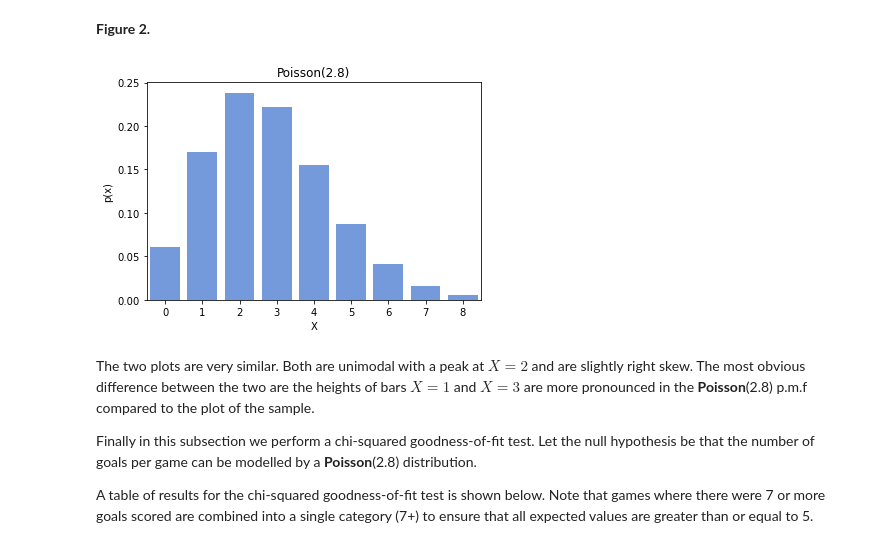
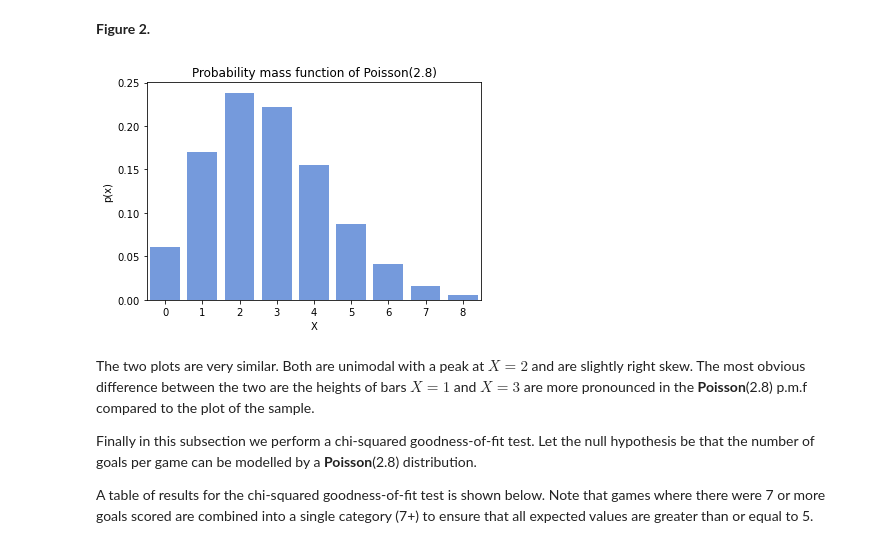
Before and after one commit to ljk233/AutomatingM248, a Jupyter notebook: projects/prem_league/notebooks/2-lk-poisson_process.ipynb, the cells around one changed output. Cells and saved outputs as stored; diff of their text form; code cells hidden in the pictures.

```diff
--- a/projects/prem_league/notebooks/2-lk-poisson_process.ipynb
+++ b/projects/prem_league/notebooks/2-lk-poisson_process.ipynb
@@ -71,9 +68,9 @@ PoissonProcess.plot_x(X["total_goal_count"])
 # %% [markdown]
 **Figure 2.**
 # %%
-PoissonProcess.plot_Poisson(2.8)
+PoissonProcess.plot_Poisson()
 # %% [output]
-[figure, old version]
+[figure, new version]
 # %% [markdown]
 The two plots are very similar.
 Both are unimodal with a peak at $X=2$ and are slightly right skew.
```
Also changed, not shown: parts of 18 cells of this notebook, 22 other files.
